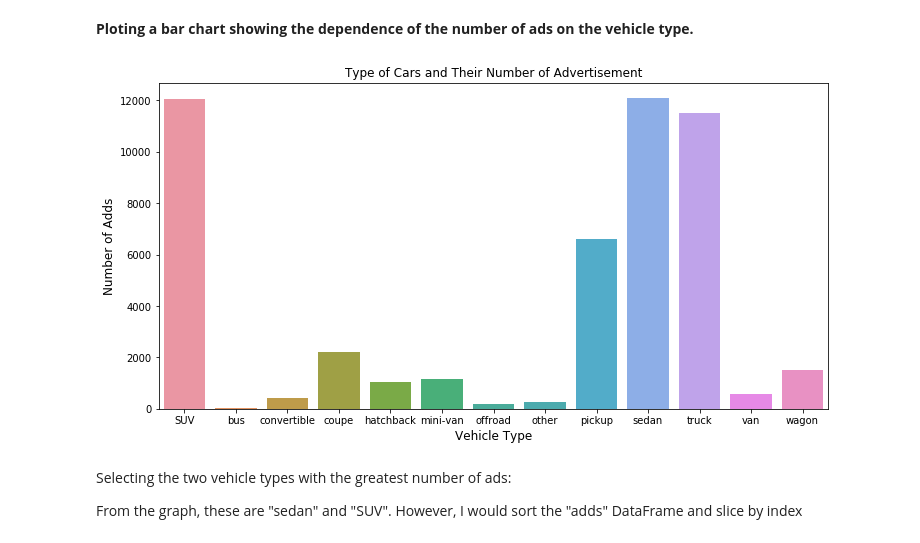
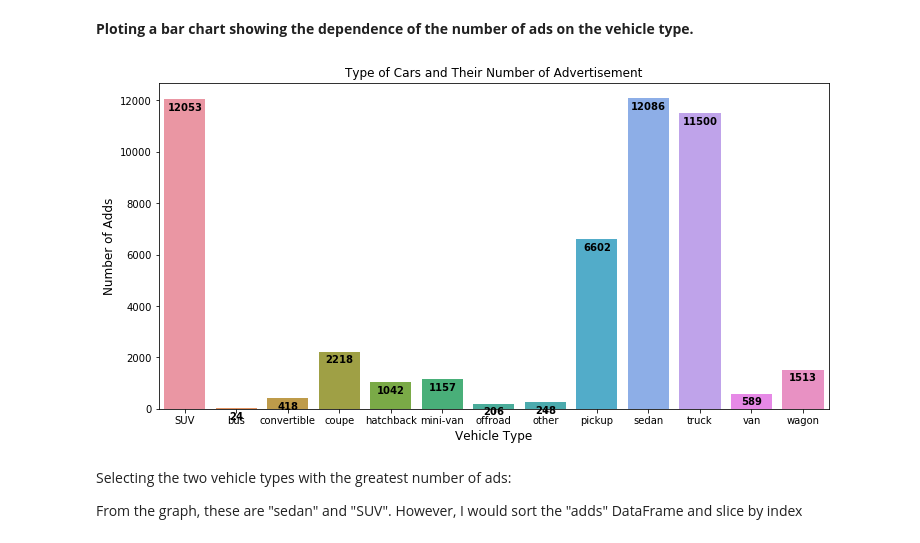
Before and after one commit to Emmanuel-Nti/car_sales_advertisement, a Jupyter notebook: Researching_Car_Sales_Ads_Nti.ipynb, the cells around one changed output. Drawn from its saved outputs; the diff is of its cells as text; code cells hidden in the pictures.

```diff
--- a/Researching_Car_Sales_Ads_Nti.ipynb
+++ b/Researching_Car_Sales_Ads_Nti.ipynb
@@ -618,14 +613,20 @@ adds
 # %%
 import seaborn as sns
 fig, ax = plt.subplots()
 fig.set_size_inches(12,6)
-sns.barplot(x=adds.index, y="number_of_adds", data=adds, ax=ax, capsize=10)
+b_chart=sns.barplot(x=adds.index, y="number_of_adds", data=adds, ax=ax, capsize=10)
 plt.title("Type of Cars and Their Number of Advertisement",fontdict={"size":12})
 plt.ylabel("Number of Adds", fontdict={"size":12})
 plt.xlabel("Vehicle Type", fontdict={"size":12})
+for p in b_chart.patches:
+    b_chart.annotate(format(p.get_height(), '.0f'),
+                   (p.get_x() + p.get_width() / 2., p.get_height()),
+                   ha = 'center', va = 'center',
+                   xytext= (0, -8),
+                   textcoords = 'offset points', weight='bold')
 plt.show()
 # %% [output]
-[figure, old version]
+[figure, new version]
 # %% [markdown]
 Selecting the two vehicle types with the greatest number of ads:
 
```
Also changed, not shown: parts of 11 cells of this notebook.
